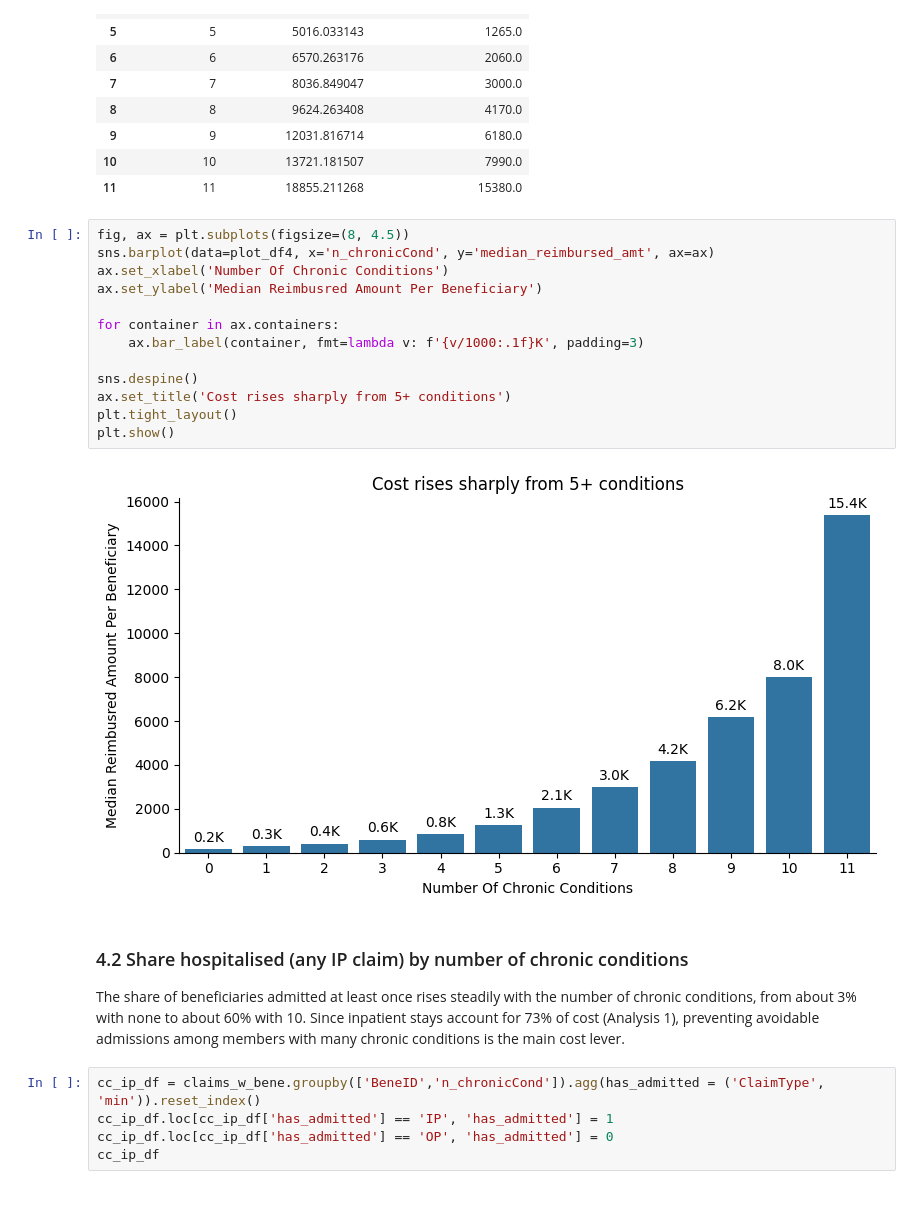
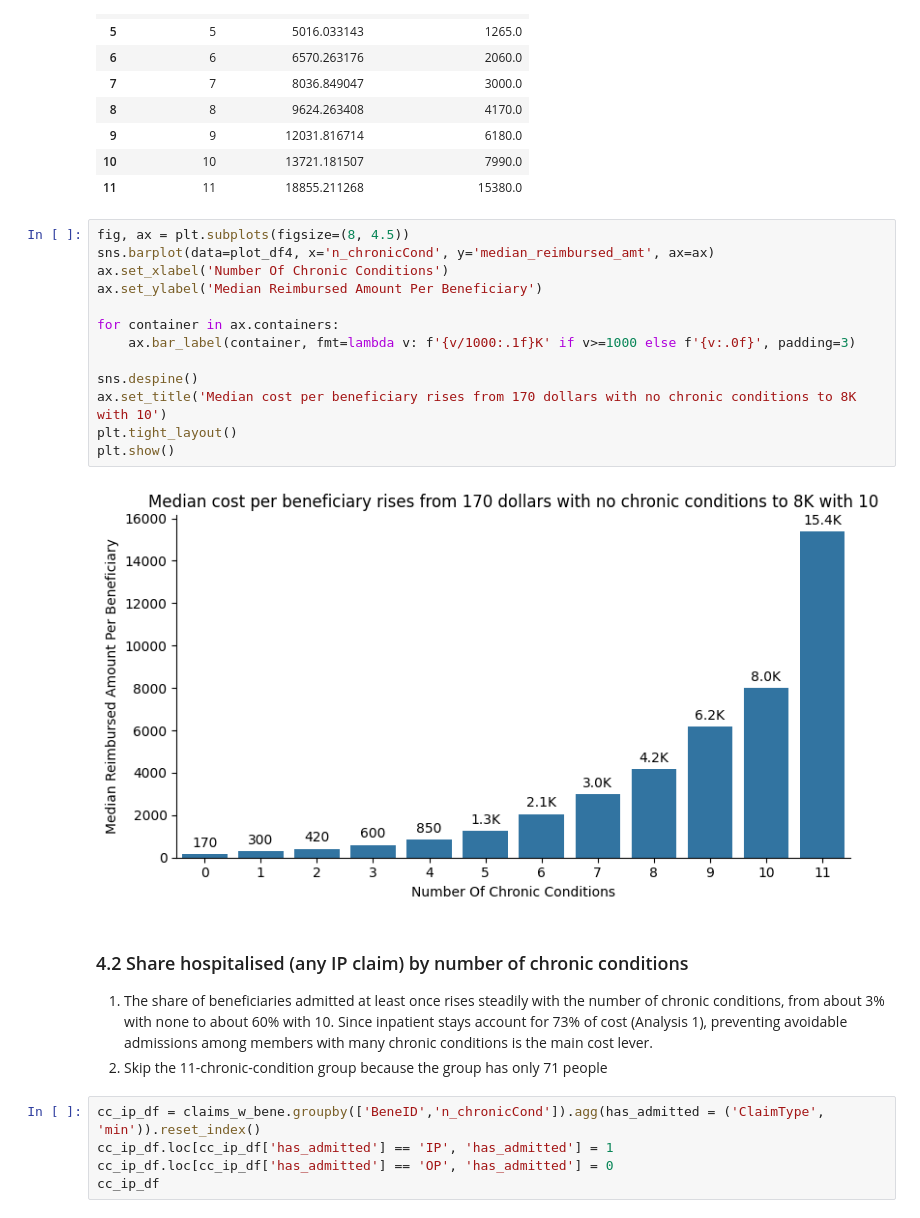
Before and after one commit to sophiaYishan/us_healthcare_claims_analysis, a Jupyter notebook: claim-analysis.ipynb, the cells around one changed output. Saved outputs shown, nothing was run; the diff lists cells and outputs as text.

```diff
--- a/claim-analysis.ipynb
+++ b/claim-analysis.ipynb
@@ -1042,21 +1045,22 @@ plot_df4
 # %%
 fig, ax = plt.subplots(figsize=(8, 4.5))
 sns.barplot(data=plot_df4, x='n_chronicCond', y='median_reimbursed_amt', ax=ax)
 ax.set_xlabel('Number Of Chronic Conditions')
-ax.set_ylabel('Median Reimbusred Amount Per Beneficiary')
+ax.set_ylabel('Median Reimbursed Amount Per Beneficiary')
 
 for container in ax.containers:
-    ax.bar_label(container, fmt=lambda v: f'{v/1000:.1f}K', padding=3)
+    ax.bar_label(container, fmt=lambda v: f'{v/1000:.1f}K' if v>=1000 else f'{v:.0f}', padding=3)
 
 sns.despine()
-ax.set_title('Cost rises sharply from 5+ conditions')
+ax.set_title('Median cost per beneficiary rises from 170 dollars with no chronic conditions to 8K with 10')
 plt.tight_layout()
 plt.show()
 # %% [output]
-[figure, old version]
+[figure, new version]
 # %% [markdown]
 ### 4.2 Share hospitalised (any IP claim) by number of chronic conditions
-The share of beneficiaries admitted at least once rises steadily with the number of chronic conditions, from about 3% with none to about 60% with 10. Since inpatient stays account for 73% of cost (Analysis 1), preventing avoidable admissions among members with many chronic conditions is the main cost lever.
+1. The share of beneficiaries admitted at least once rises steadily with the number of chronic conditions, from about 3% with none to about 60% with 10. Since inpatient stays account for 73% of cost (Analysis 1), preventing avoidable admissions among members with many chronic conditions is the main cost lever.
+2. Skip the 11-chronic-condition group because the group has only 71 people
 # %%
 cc_ip_df = claims_w_bene.groupby(['BeneID','n_chronicCond']).agg(has_admitted = ('ClaimType', 'min')).reset_index()
 cc_ip_df.loc[cc_ip_df['has_admitted'] == 'IP', 'has_admitted'] = 1
```
Also changed, not shown: parts of 11 cells of this notebook.
